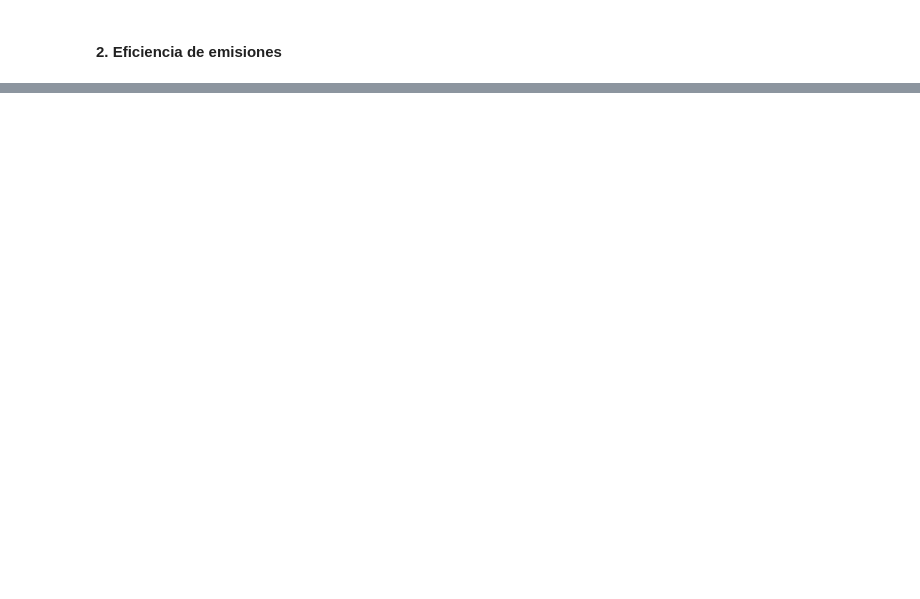
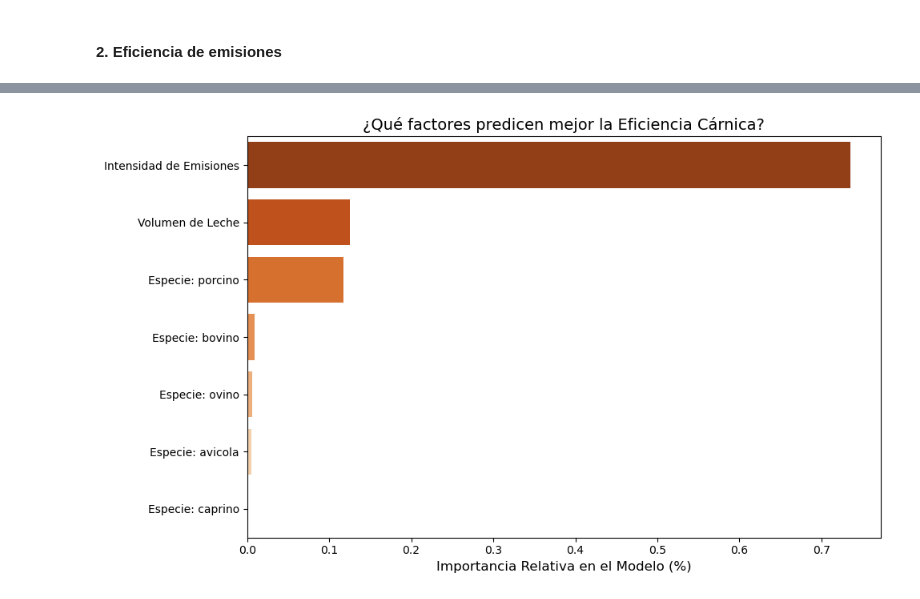
Before and after one commit to ccp0897/Agricultura-y-Ganader-a-Global, a Jupyter notebook: EDA_datosEstructurados.ipynb, the cells around one changed output, grey strips where cells are left out. Cells and saved outputs as stored; diff of their text form; code cells hidden in the pictures; blank space fills up the shorter version.

```diff
--- a/EDA_datosEstructurados.ipynb
+++ b/EDA_datosEstructurados.ipynb
@@ -468,0 +560,37 @@ Passing `palette` without assigning `hue` is deprecated and will be removed in v
+# %%
+
+df_gan = pd.read_csv('datos/produccion_ganadera.csv')
+
+# Seleccionamos las variables útiles.
+# EXCLUIMOS 'cabezas_ganado' y 'produccion_carne_ton' porque son la fórmula de 'eficiencia_carne'.
+# Incluimos 'produccion_leche_lt' como variable predictora extra (las vacas lecheras producen menos carne).
+df_ml = df_gan[['tipo_ganado', 'produccion_leche_lt', 'intensidad_emisiones', 'eficiencia_carne']].dropna()
+
+# FEATURE ENGINEERING
+# Convertimos el texto del animal a variables binarias (One-Hot Encoding)
+X_gan = pd.get_dummies(df_ml[['tipo_ganado', 'produccion_leche_lt', 'intensidad_emisiones']], columns=['tipo_ganado'])
+y_gan = df_ml['eficiencia_carne']
+
+# MACHINE LEARNING (RANDOM FOREST)
+rf_gan = RandomForestRegressor(n_estimators=100, random_state=42)
+rf_gan.fit(X_gan, y_gan)
+
+# VISUALIZACIÓN DE RESULTADOS
+importancia_gan = pd.DataFrame({'Factor': X_gan.columns, 'Importancia': rf_gan.feature_importances_})
+
+# Limpiar los nombres para que el gráfico quede de exposición
+importancia_gan['Factor'] = importancia_gan['Factor'].str.replace('tipo_ganado_', 'Especie: ')
+importancia_gan['Factor'] = importancia_gan['Factor'].str.replace('produccion_leche_lt', 'Volumen de Leche')
+importancia_gan['Factor'] = importancia_gan['Factor'].str.replace('intensidad_emisiones', 'Intensidad de Emisiones')
+
+importancia_gan = importancia_gan.sort_values(by='Importancia', ascending=False)
+
+plt.figure(figsize=(10, 6))
+sns.barplot(data=importancia_gan, x='Importancia', y='Factor', palette='Oranges_r')
+plt.title('¿Qué factores predicen mejor la Eficiencia Cárnica?', fontsize=14)
+plt.xlabel('Importancia Relativa en el Modelo (%)', fontsize=12)
+plt.ylabel('')
+plt.tight_layout()
+plt.show()
+# %% [output]
+[figure, added]
```
Also changed, not shown: parts of 34 cells of this notebook, 8 other files.
